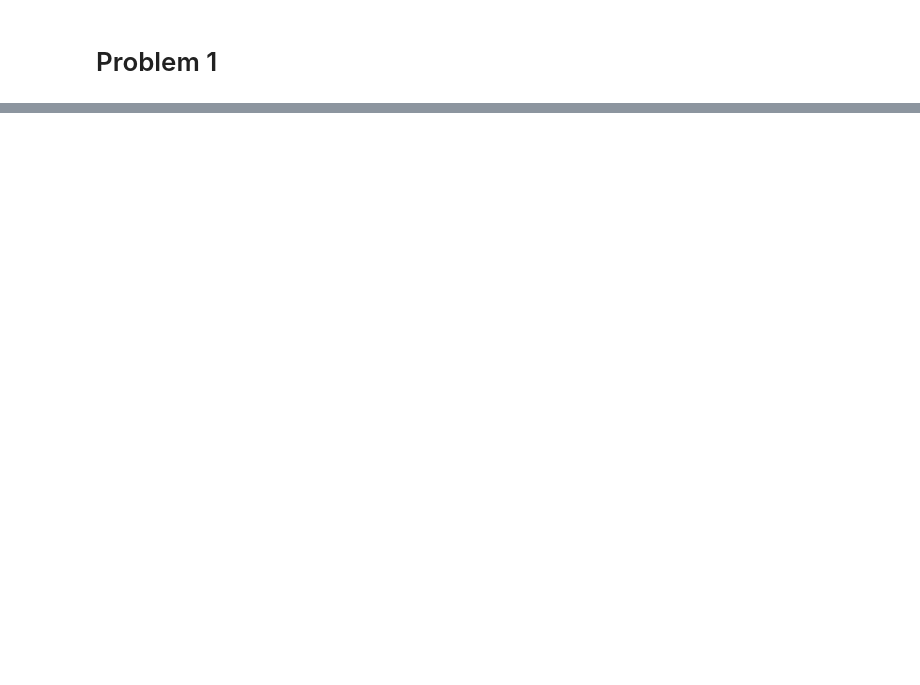
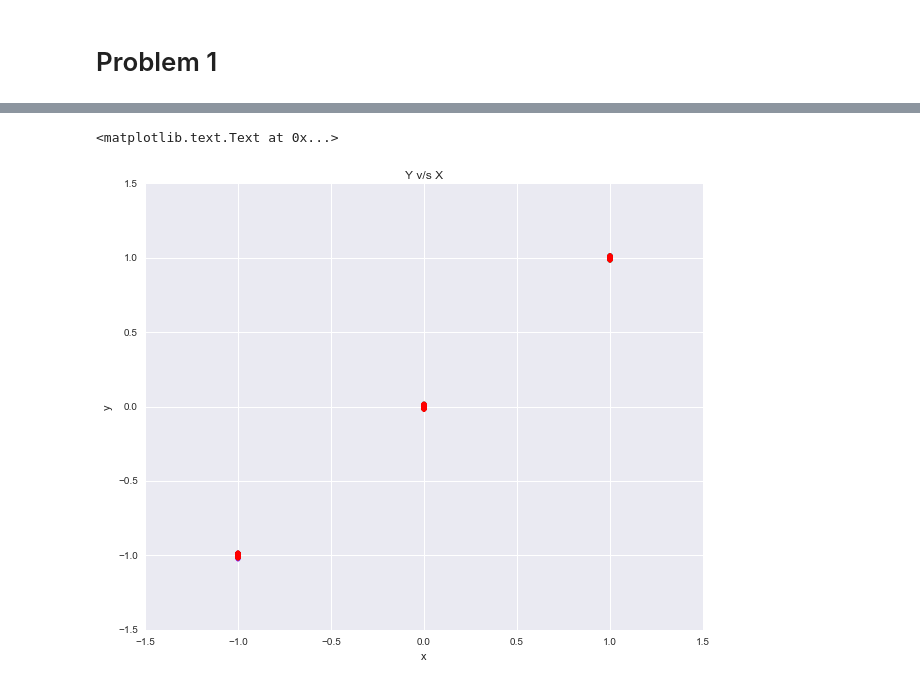
Before and after one commit to saketkc/hatex, a Jupyter notebook: 2015_Fall/MATH-541B/hmm/HMM.ipynb, the cells around one changed output, grey strips where cells are left out. Cells and saved outputs as stored; diff of their text form; code cells hidden in the pictures; blank space fills up the shorter version.

```diff
--- a/2015_Fall/MATH-541B/hmm/HMM.ipynb
+++ b/2015_Fall/MATH-541B/hmm/HMM.ipynb
@@ -128,0 +115,15 @@ ValueError: math domain error
+# %%
+np.random.seed(100)
+scale = 0.005
+for i in range(0,6):
+    d = run_hmm()
+    #ax = fig.add_subplot(3,2,i+1)
+    xt = d['xt']
+    yt = d['yt']
+    plt.scatter(xt, yt, color=colors[i])
+plt.title('Y v/s X')
+plt.xlabel('x')
+plt.ylabel('y')
+# %% [output]
+<matplotlib.text.Text at 0x...>
+[figure, added]
```
Also changed, not shown: parts of 17 cells of this notebook.
